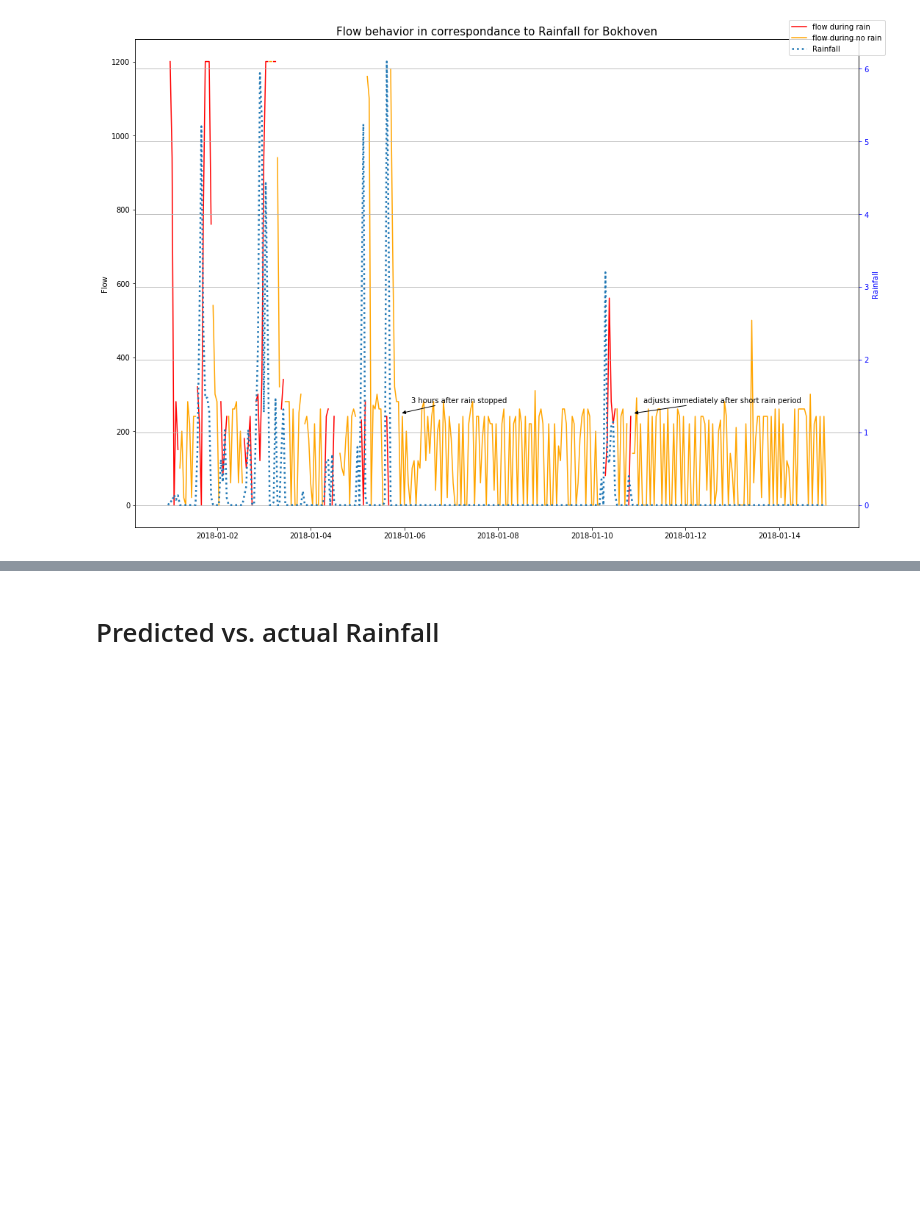
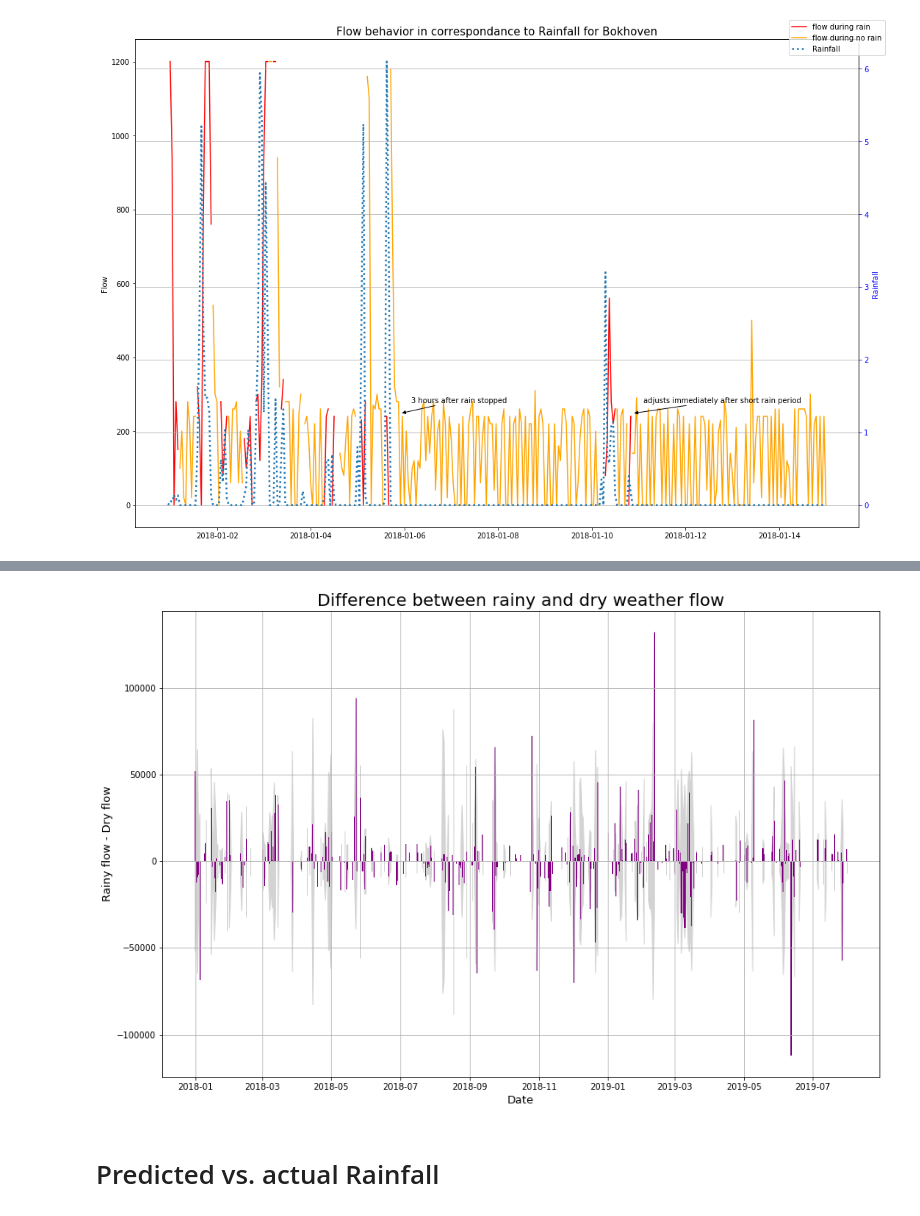
Before and after one commit to rogertian0707/jbg060, a Jupyter notebook: code/combine_rain_pump.ipynb, the cells around one changed output, grey strips where cells are left out. Cells and saved outputs as stored; diff of their text form; code cells hidden in the pictures; blank space fills up the shorter version.

```diff
--- a/code/combine_rain_pump.ipynb
+++ b/code/combine_rain_pump.ipynb
@@ -562,0 +608,4 @@ fig.savefig("../graphs/"+"FlowBehavior.png")
+# %%
+#add the standarddeviations to the differences
+deviations = pd.DataFrame((rain_year.resample("D").std()['RG8170_flow'] + dry_year.resample("D").std()['RG8170_flow']) / 2)
+deviations.head()
@@ -563,2 +651,21 @@ fig.savefig("../graphs/"+"FlowBehavior.png")
+# %%
+fig = plt.figure(figsize=(15,10))
+ax1 = fig.add_subplot(111)
+
+ax1.bar(diff.index, diff['RG8170_flow'], color = 'purple')
+
+ax1.fill_between(diff.index, diff['RG8170_flow'], deviations['RG8170_flow'], color = 'lightgrey')
+ax1.fill_between(diff.index, diff['RG8170_flow'], deviations['RG8170_flow'] * (-1), color = 'lightgrey')
+
+
+
+#sns.distplot(dry)
+ax1.set_xlabel('Date', fontsize = 13)
+ax1.set_ylabel('Rainy flow - Dry flow', fontsize = 13)
+ax1.set_title('Difference between rainy and dry weather flow', fontsize = 20)
+plt.grid()
+fig.savefig("../graphs/"+"FlowBehavior.png");
+# %% [output]
+[figure, added]
 # %% [markdown]
 # Predicted vs. actual Rainfall
```
Also changed, not shown: parts of 13 cells of this notebook, 1 other file.
